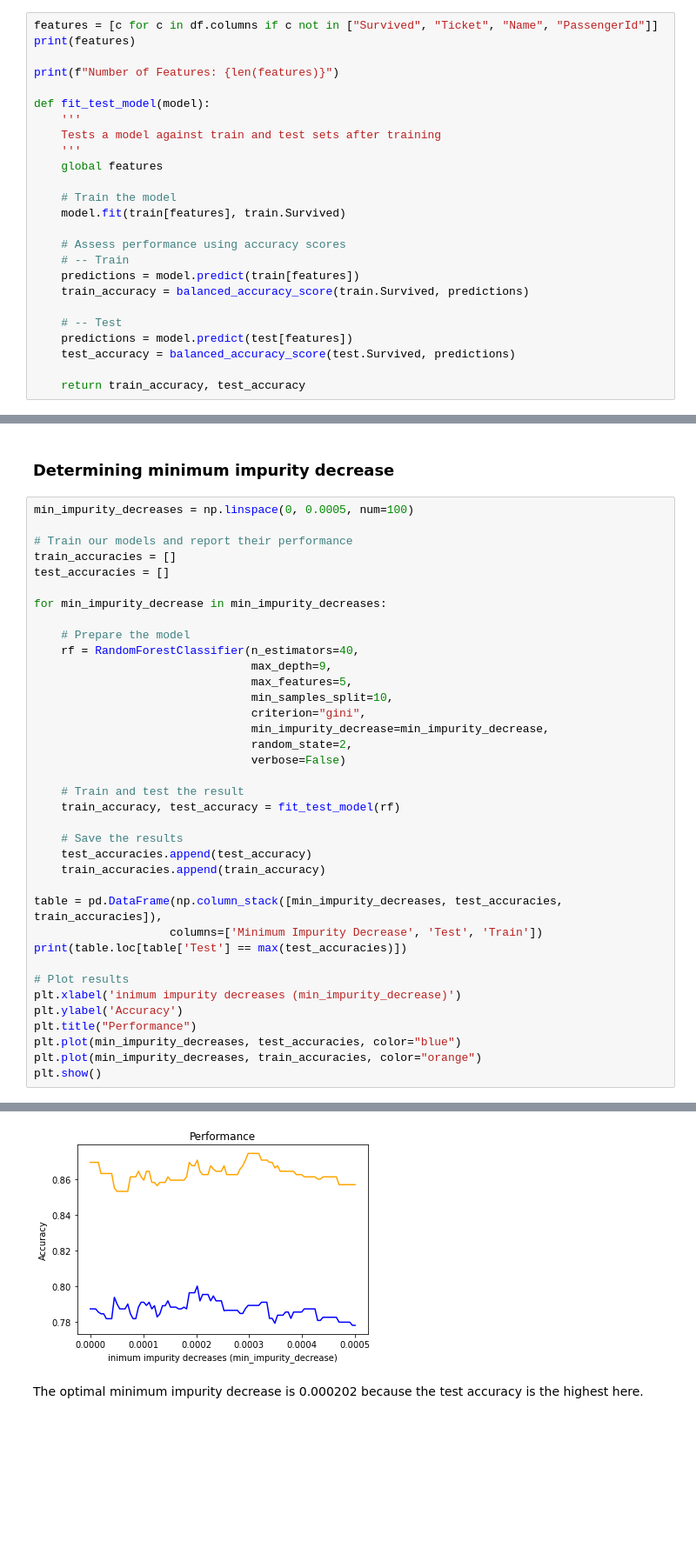
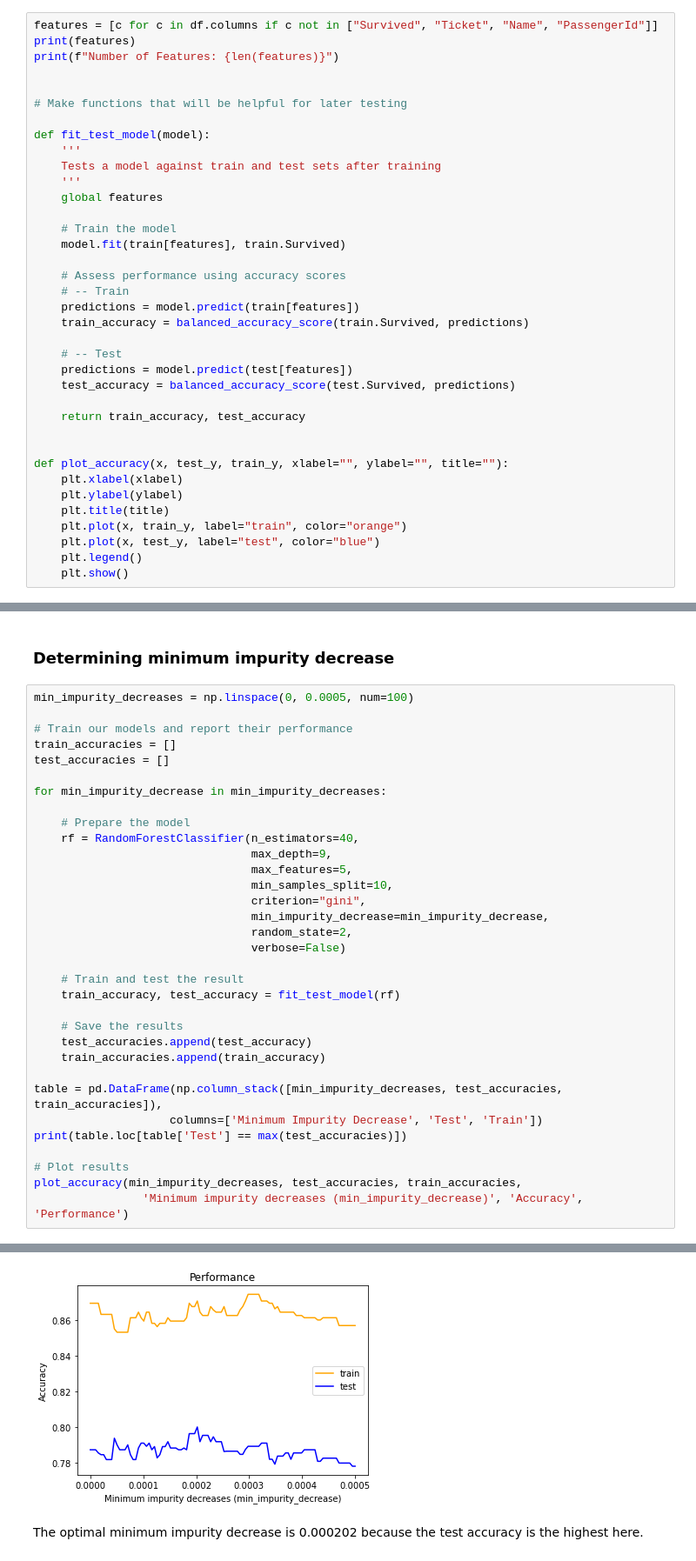
Before and after one commit to serencha/data-science-portfolio, a Jupyter notebook: kaggle-titanic/KaggleTitanic.ipynb, the cells around one changed output, grey strips where cells are left out. Shown: that part at 87% size. Drawn from its saved outputs; the diff is of its cells as text; blank space fills up the shorter version.

```diff
--- a/kaggle-titanic/KaggleTitanic.ipynb
+++ b/kaggle-titanic/KaggleTitanic.ipynb
@@ -109,8 +117,10 @@ test shape: (535, 16)
 # %%
 features = [c for c in df.columns if c not in ["Survived", "Ticket", "Name", "PassengerId"]]
 print(features)
+print(f"Number of Features: {len(features)}")
 
-print(f"Number of Features: {len(features)}")
+
+# Make functions that will be helpful for later testing
 
 def fit_test_model(model):
     '''
@@ -131,6 +141,16 @@ def fit_test_model(model):
     test_accuracy = balanced_accuracy_score(test.Survived, predictions)
 
     return train_accuracy, test_accuracy
+
+
+def plot_accuracy(x, test_y, train_y, xlabel="", ylabel="", title=""):
+    plt.xlabel(xlabel)
+    plt.ylabel(ylabel)
+    plt.title(title)
+    plt.plot(x, train_y, label="train", color="orange")
+    plt.plot(x, test_y, label="test", color="blue")
+    plt.legend()
+    plt.show()
 # %% [output]
 ['Sex', 'Age', 'SibSp', 'Parch', 'Fare', 'Cabin', 'Embarked_C', 'Embarked_Q', 'Embarked_S', 'Pclass_1', 'Pclass_2', 'Pclass_3']
 Number of Features: 12
@@ -485,40 +503,36 @@ min_impurity_decreases = np.linspace(0, 0.0005, num=100)
 train_accuracies = []
 test_accuracies = []
 
 for min_impurity_decrease in min_impurity_decreases:
 
     # Prepare the model
     rf = RandomForestClassifier(n_estimators=40,
                                 max_depth=9,
                                 max_features=5,
                                 min_samples_split=10,
                                 criterion="gini",
                                 min_impurity_decrease=min_impurity_decrease,
                                 random_state=2,
                                 verbose=False)
 
     # Train and test the result
     train_accuracy, test_accuracy = fit_test_model(rf)
 
     # Save the results
     test_accuracies.append(test_accuracy)
     train_accuracies.append(train_accuracy)
 
 table = pd.DataFrame(np.column_stack([min_impurity_decreases, test_accuracies, train_accuracies]),
                     columns=['Minimum Impurity Decrease', 'Test', 'Train'])
 print(table.loc[table['Test'] == max(test_accuracies)])
 
 # Plot results
-plt.xlabel('inimum impurity decreases (min_impurity_decrease)')
-plt.ylabel('Accuracy')
-plt.title("Performance")
-plt.plot(min_impurity_decreases, test_accuracies, color="blue")
-plt.plot(min_impurity_decreases, train_accuracies, color="orange")
-plt.show()
+plot_accuracy(min_impurity_decreases, test_accuracies, train_accuracies,
+                'Minimum impurity decreases (min_impurity_decrease)', 'Accuracy', 'Performance')
 # %% [output]
     Minimum Impurity Decrease      Test     Train
 40                   0.000202  0.800055  0.870646
-[figure, old version]
+[figure, new version]
 # %% [markdown]
 The optimal minimum impurity decrease is 0.000202 because the test accuracy is the highest here.
 # %% [markdown]
```
Also changed, not shown: parts of 16 cells of this notebook.
